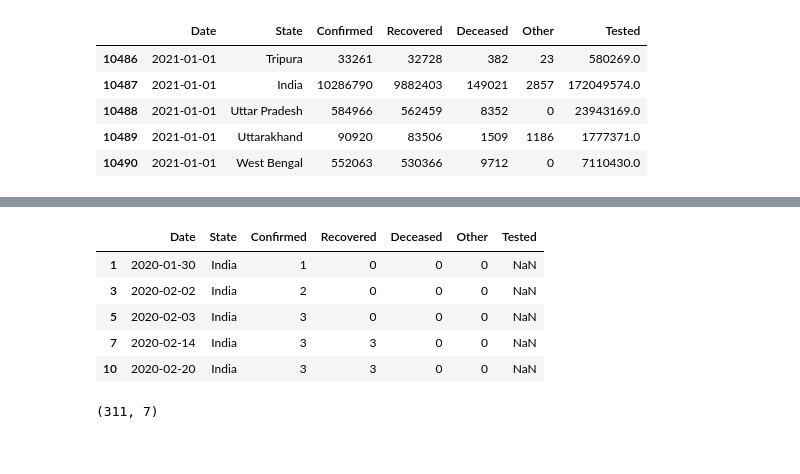
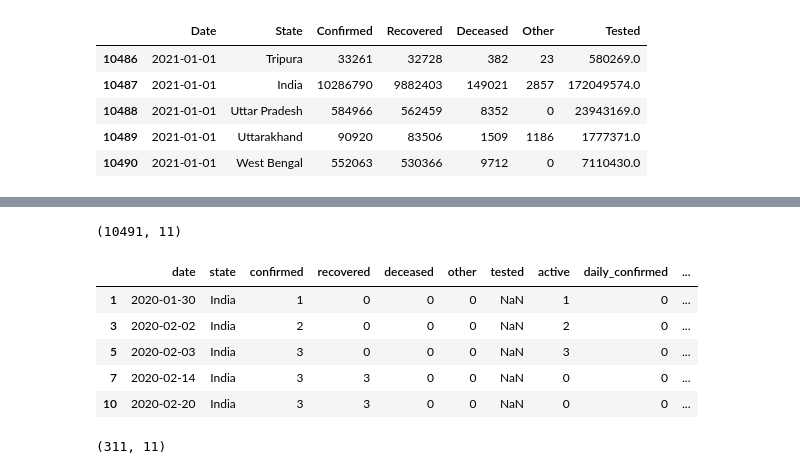
Before and after one commit to enumulak/EK_ML, a Jupyter notebook: Projects/Covid19_India/dry_run_covid19_india_org.ipynb, the cells around one changed output, grey strips where cells are left out. Drawn from its saved outputs; the diff is of its cells as text; code cells hidden in the pictures.

Commit message:
notebook progress - covid19 india org

```diff
--- a/Projects/Covid19_India/dry_run_covid19_india_org.ipynb
+++ b/Projects/Covid19_India/dry_run_covid19_india_org.ipynb
@@ -45,0 +63,4 @@ st_copy.tail()
+# %%
+# We create a new column - 'active'
+st_copy['Active'] = st_copy['Confirmed'] - (st_copy['Recovered'] + st_copy['Deceased'])
+st_copy.head()
@@ -45,0 +74,4 @@ st_copy.tail()
+# %%
+# Rename all columns
+st_copy.columns = ['date', 'state', 'confirmed', 'recovered', 'deceased', 'other', 'tested', 'active']
+st_copy.head()
@@ -45,0 +85,8 @@ st_copy.tail()
+# %%
+# TO-DO: Create three new columns - confirmed_daily, recovered_daily, deceased_daily
+# The three values are computed by deducting corresponding value of a row from the previous row
+# Let's add the three columns as blank for now
+st_copy['daily_confirmed'] = 0
+# %%
+st_copy['daily_recovered'] = 0
+st_copy['daily_deceased'] = 0
@@ -45,0 +123,4 @@ st_copy.tail()
+# %%
+st_copy.shape
+# %% [output]
+(10491, 11)
@@ -46,14 +131,15 @@ st_copy.tail()
 # %%
-df_india = st_copy[(st_copy['State'] == 'India')]
+# Create new dataframe only for India
+df_india = st_copy[(st_copy['state'] == 'India')]
 df_india.head()
 # %% [output]
-|  | Date | State | Confirmed | Recovered | Deceased | Other | Tested |
-| 1 | 2020-01-30 | India | 1 | 0 | 0 | 0 | NaN |
-| 3 | 2020-02-02 | India | 2 | 0 | 0 | 0 | NaN |
-| 5 | 2020-02-03 | India | 3 | 0 | 0 | 0 | NaN |
-| 7 | 2020-02-14 | India | 3 | 3 | 0 | 0 | NaN |
-| 10 | 2020-02-20 | India | 3 | 3 | 0 | 0 | NaN |
+|  | date | state | confirmed | recovered | deceased | other | tested | active | daily_confirmed | ... |
+| 1 | 2020-01-30 | India | 1 | 0 | 0 | 0 | NaN | 1 | 0 | ... |
+| 3 | 2020-02-02 | India | 2 | 0 | 0 | 0 | NaN | 2 | 0 | ... |
+| 5 | 2020-02-03 | India | 3 | 0 | 0 | 0 | NaN | 3 | 0 | ... |
+| 7 | 2020-02-14 | India | 3 | 3 | 0 | 0 | NaN | 0 | 0 | ... |
+| 10 | 2020-02-20 | India | 3 | 3 | 0 | 0 | NaN | 0 | 0 | ... |
 # %%
 df_india.shape
 # %% [output]
-(311, 7)
+(311, 11)
```
Also changed, not shown: parts of 12 cells of this notebook.
